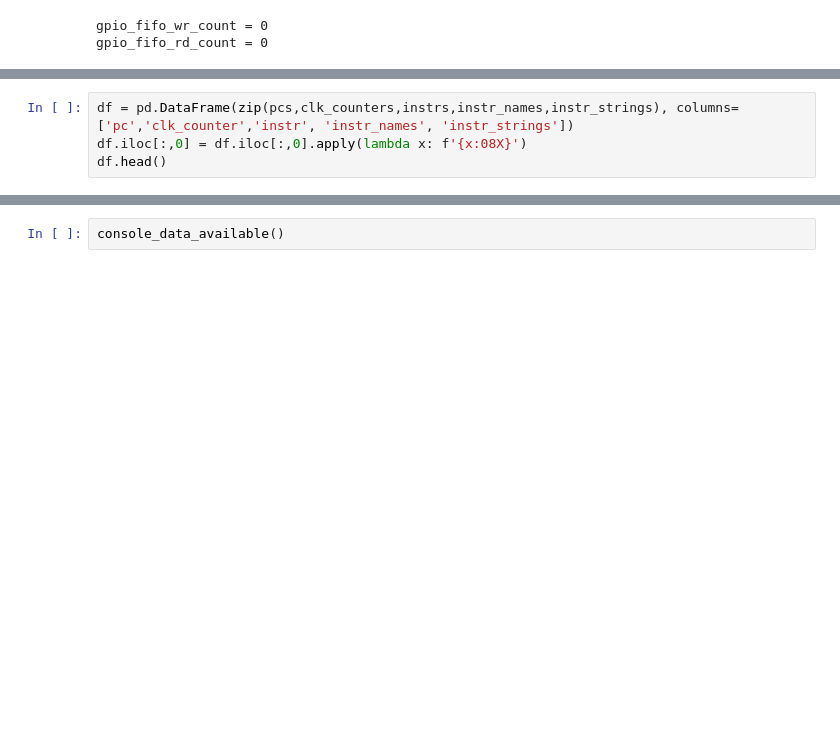
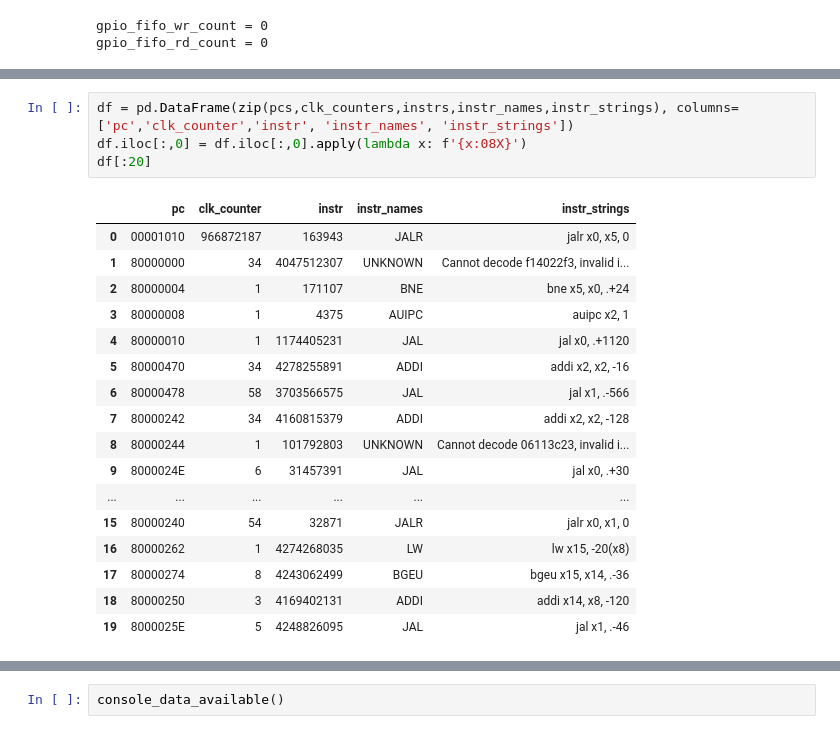
Before and after one commit to michalmonday/xohw23-121, a Jupyter notebook: jupyter_notebooks/pynq_wrapper_for_flute.ipynb, the cells around one changed output, grey strips where cells are left out. Cells and saved outputs as stored; diff of their text form; blank space fills up the shorter version.

```diff
--- a/jupyter_notebooks/pynq_wrapper_for_flute.ipynb
+++ b/jupyter_notebooks/pynq_wrapper_for_flute.ipynb
@@ -379,7 +396,25 @@ CLK_DELTA=2             PC=80000088    INSTR=4C478793    INSTR_NAME=ADDI      ad
 # %%
 df = pd.DataFrame(zip(pcs,clk_counters,instrs,instr_names,instr_strings), columns=['pc','clk_counter','instr', 'instr_names', 'instr_strings'])
 df.iloc[:,0] = df.iloc[:,0].apply(lambda x: f'{x:08X}')
-df.head()
+df[:20]
+# %% [output]
+|  | pc | clk_counter | instr | instr_names | instr_strings |
+| 0 | 00001010 | 966872187 | 163943 | JALR | jalr x0, x5, 0 |
+| 1 | 80000000 | 34 | 4047512307 | UNKNOWN | Cannot decode f14022f3, invalid i... |
+| 2 | 80000004 | 1 | 171107 | BNE | bne x5, x0, .+24 |
+| 3 | 80000008 | 1 | 4375 | AUIPC | auipc x2, 1 |
+| 4 | 80000010 | 1 | 1174405231 | JAL | jal x0, .+1120 |
+| 5 | 80000470 | 34 | 4278255891 | ADDI | addi x2, x2, -16 |
+| 6 | 80000478 | 58 | 3703566575 | JAL | jal x1, .-566 |
+| 7 | 80000242 | 34 | 4160815379 | ADDI | addi x2, x2, -128 |
+| 8 | 80000244 | 1 | 101792803 | UNKNOWN | Cannot decode 06113c23, invalid i... |
+| 9 | 8000024E | 6 | 31457391 | JAL | jal x0, .+30 |
+| ... | ... | ... | ... | ... | ... |
+| 15 | 80000240 | 54 | 32871 | JALR | jalr x0, x1, 0 |
+| 16 | 80000262 | 1 | 4274268035 | LW | lw x15, -20(x8) |
+| 17 | 80000274 | 8 | 4243062499 | BGEU | bgeu x15, x14, .-36 |
+| 18 | 80000250 | 3 | 4169402131 | ADDI | addi x14, x8, -120 |
+| 19 | 8000025E | 5 | 4248826095 | JAL | jal x1, .-46 |
 # %%
 for instr in instrs:
     name = get_riscv_instruction_name(instr)
```
Also changed, not shown: parts of 16 cells of this notebook, 1 other file.
